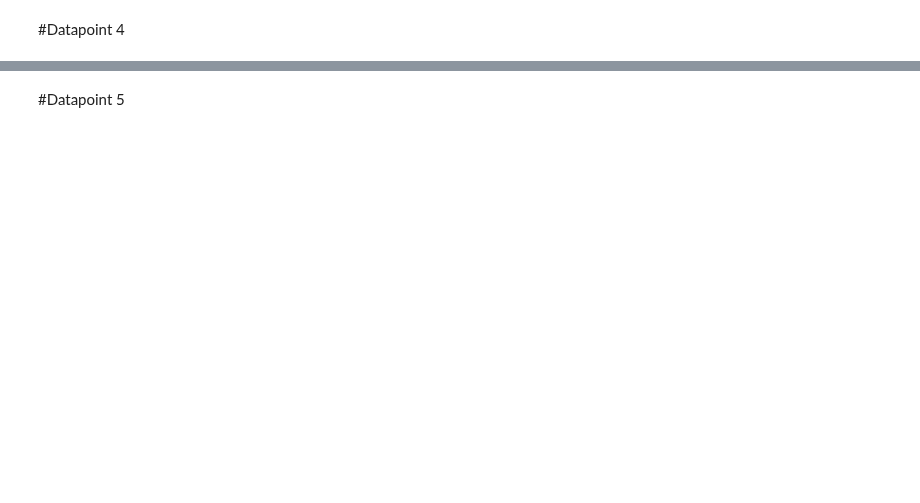
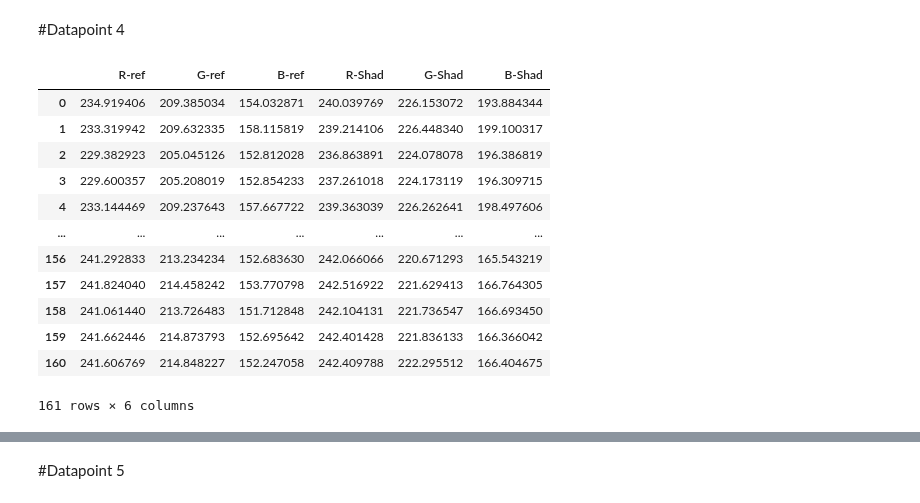
Before and after one commit to waraporn19/Project_2021_matchingcolor, a Jupyter notebook: newB1.ipynb, the cells around one changed output, grey strips where cells are left out. Cells and saved outputs as stored; diff of their text form; code cells hidden in the pictures; blank space fills up the shorter version.

```diff
--- a/newB1.ipynb
+++ b/newB1.ipynb
@@ -519,20 +598,20 @@ for img in A1_set1['Img']:
   S5refA1_2 = np.reshape(S5meanA1_2,(111*111, 3))
   S5refA1_3 = np.array(S5refA1_1)
   S5refA1_4 = np.array(S5refA1_2)
-  Rref = S5refA1_1[:,0].mean()
-  Gref = S5refA1_1[:,1].mean()
-  Bref = S5refA1_1[:,2].mean()
-  R = S5refA1_2[:,0].mean()
-  G = S5refA1_2[:,1].mean()
-  B = S5refA1_2[:,2].mean()
+  Href = S5refA1_1[:,0].mean()
+  Sref = S5refA1_1[:,1].mean()
+  Vref = S5refA1_1[:,2].mean()
+  H = S5refA1_2[:,0].mean()
+  S = S5refA1_2[:,1].mean()
+  V = S5refA1_2[:,2].mean()
 
   list_total = list()
-  list_total.append(Rref)
-  list_total.append(Gref)
-  list_total.append(Bref)
-  list_total.append(R)
-  list_total.append(G)
-  list_total.append(B)
+  list_total.append(Href)
+  list_total.append(Sref)
+  list_total.append(Vref)
+  list_total.append(H)
+  list_total.append(S)
+  list_total.append(V)
   data_3H.append(list_total)
 # %%
 cols=['H-ref', 'S-ref' , 'V-ref', 'H-Shad', 'S-Shad', 'V-Shad']
@@ -580,8 +687,21 @@ for img in A1_set1['Img']:
 # %%
 cols=['R-ref', 'G-ref' , 'B-ref', 'R-Shad', 'G-Shad', 'B-Shad']
 t4=pd.DataFrame(data_4R,columns=cols)
-t4['Setting']='Set1'
 t4
+# %% [output]
+|  | R-ref | G-ref | B-ref | R-Shad | G-Shad | B-Shad |
+| 0 | 234.919406 | 209.385034 | 154.032871 | 240.039769 | 226.153072 | 193.884344 |
+| 1 | 233.319942 | 209.632335 | 158.115819 | 239.214106 | 226.448340 | 199.100317 |
+| 2 | 229.382923 | 205.045126 | 152.812028 | 236.863891 | 224.078078 | 196.386819 |
+| 3 | 229.600357 | 205.208019 | 152.854233 | 237.261018 | 224.173119 | 196.309715 |
+| 4 | 233.144469 | 209.237643 | 157.667722 | 239.363039 | 226.262641 | 198.497606 |
+| ... | ... | ... | ... | ... | ... | ... |
+| 156 | 241.292833 | 213.234234 | 152.683630 | 242.066066 | 220.671293 | 165.543219 |
+| 157 | 241.824040 | 214.458242 | 153.770798 | 242.516922 | 221.629413 | 166.764305 |
+| 158 | 241.061440 | 213.726483 | 151.712848 | 242.104131 | 221.736547 | 166.693450 |
+| 159 | 241.662446 | 214.873793 | 152.695642 | 242.401428 | 221.836133 | 166.366042 |
+| 160 | 241.606769 | 214.848227 | 152.247058 | 242.409788 | 222.295512 | 166.404675 |
+161 rows × 6 columns
 # %%
 data_4H = list()
 for img in A1_set1['Img']:
```
Also changed, not shown: parts of 21 cells of this notebook.
